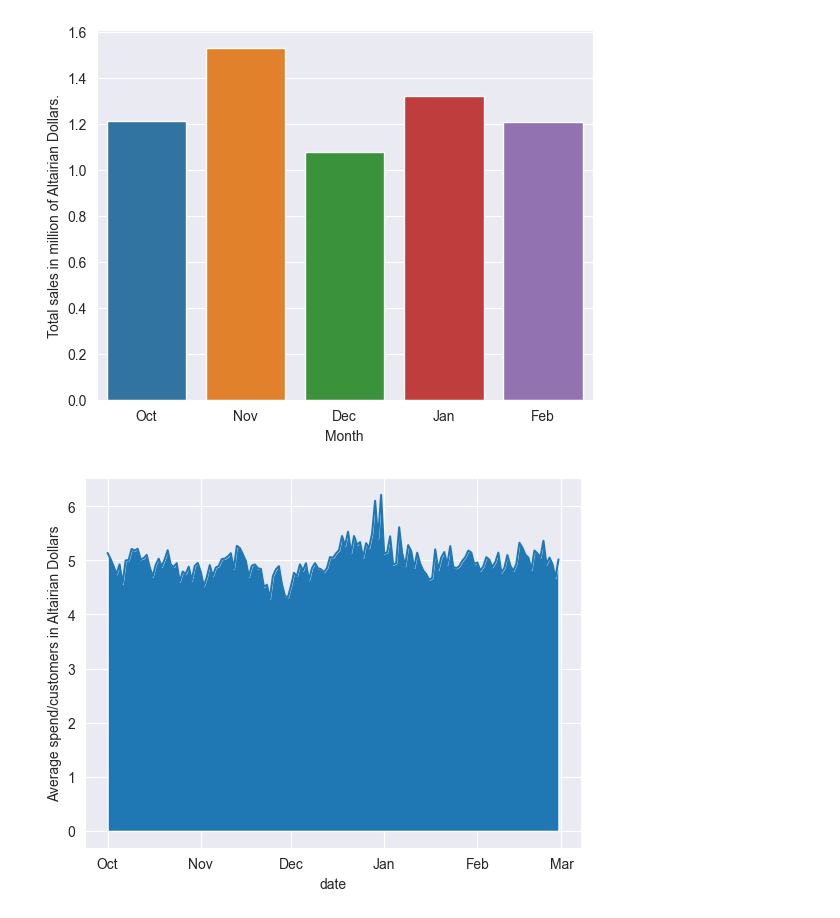
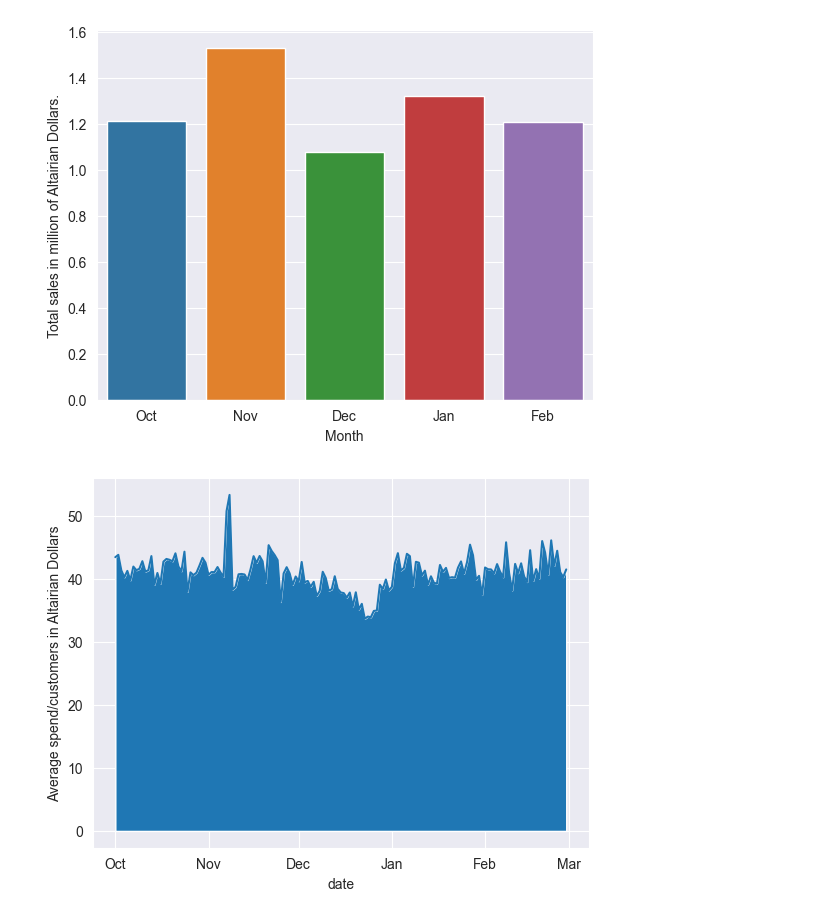
Before and after one commit to ayoubabounakif/data-science-modules, a Jupyter notebook: notebook_m02.ipynb, the cells around one changed output. Drawn from its saved outputs; the diff is of its cells as text; code cells hidden in the pictures.

```diff
--- a/notebook_m02.ipynb
+++ b/notebook_m02.ipynb
@@ -88,21 +82,16 @@ plt.show()
 # %% [output]
 [figure]
 # %%
-average_spend_of_customers = filtered_data.groupby(['year', 'month', 'day'])['price'].mean().reset_index()
-average_spend_of_customers['date'] = pd.to_datetime(daily_total_spend[['year', 'month', 'day']].astype(str).agg('-'.join, axis=1))
+total_sales = filtered_data.groupby(['year', 'month', 'day'])['price'].sum().reset_index()
+merged_data = pd.merge(total_sales, daily_customer_counts, on=['year', 'month', 'day'])
+merged_data['average_spend_per_customer'] = merged_data['price'] / merged_data['user_id']
+merged_data['date'] = pd.to_datetime(merged_data[['year', 'month', 'day']].astype(str).agg('-'.join, axis=1))
 
-# average_spend_per_month = filtered_data.groupby(['year', 'month', 'day'])['price'].mean().reset_index()
-# sorted_average_spend = average_spend_per_month.sort_values(by='price', ascending=False)
-# print(sorted_average_spend)
-# highest_avg_month = sorted_average_spend.iloc[0]
-# print("Month with the highest average spending:")
-# print(highest_avg_month)
-
-sns.lineplot(data=average_spend_of_customers, x='date', y='price')
+sns.lineplot(data=merged_data, x='date', y='average_spend_per_customer')
 
 plt.gca().xaxis.set_major_formatter(mdates.DateFormatter('%b'))
-plt.fill_between(average_spend_of_customers['date'], average_spend_of_customers['price'])
+plt.fill_between(merged_data['date'], merged_data['average_spend_per_customer'])
 plt.ylabel('Average spend/customers in Altairian Dollars')
 plt.show()
 # %% [output]
-[figure, old version]
+[figure, new version]
```
Also changed, not shown: parts of 1 cell of this notebook.
